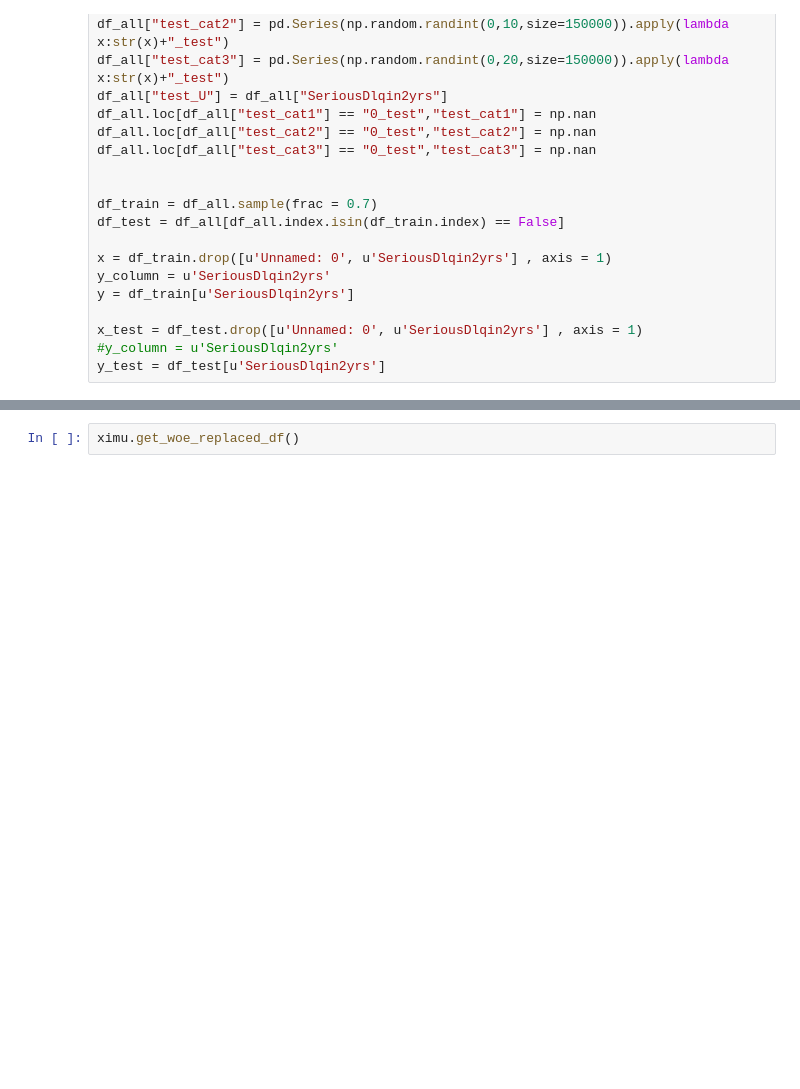
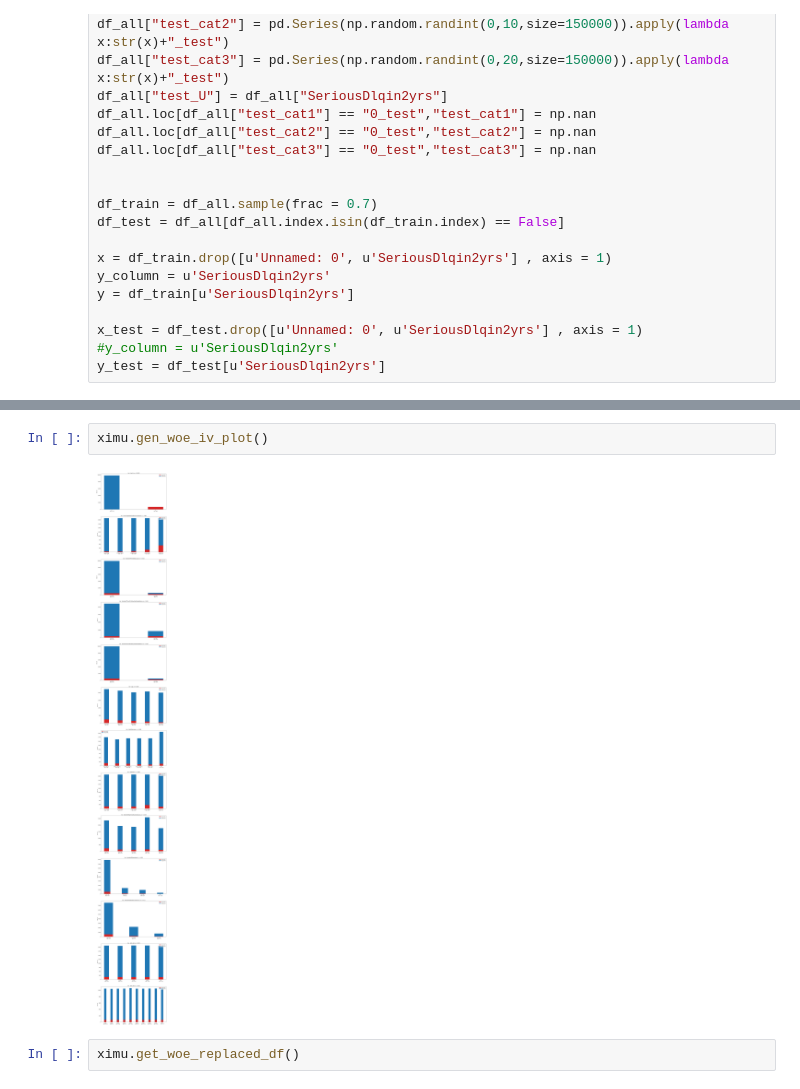
Before and after one commit to fycoopery/fy_scorecard, a Jupyter notebook: test_notebook/fy_scorecard_test.ipynb, the cells around one changed output, grey strips where cells are left out. Cells and saved outputs as stored; diff of their text form; blank space fills up the shorter version.

Commit message:
add plot/model evaluate method

```diff
--- a/test_notebook/fy_scorecard_test.ipynb
+++ b/test_notebook/fy_scorecard_test.ipynb
@@ -51,3 +46,7 @@ test_cat3 : too many values for discrete variables.
+# %%
+ximu.gen_woe_iv_plot()
+# %% [output]
+[figure, added]
 # %%
 ximu.get_woe_replaced_df()
 # %% [output]
```
Also changed, not shown: parts of 18 cells of this notebook, 1 other file.
